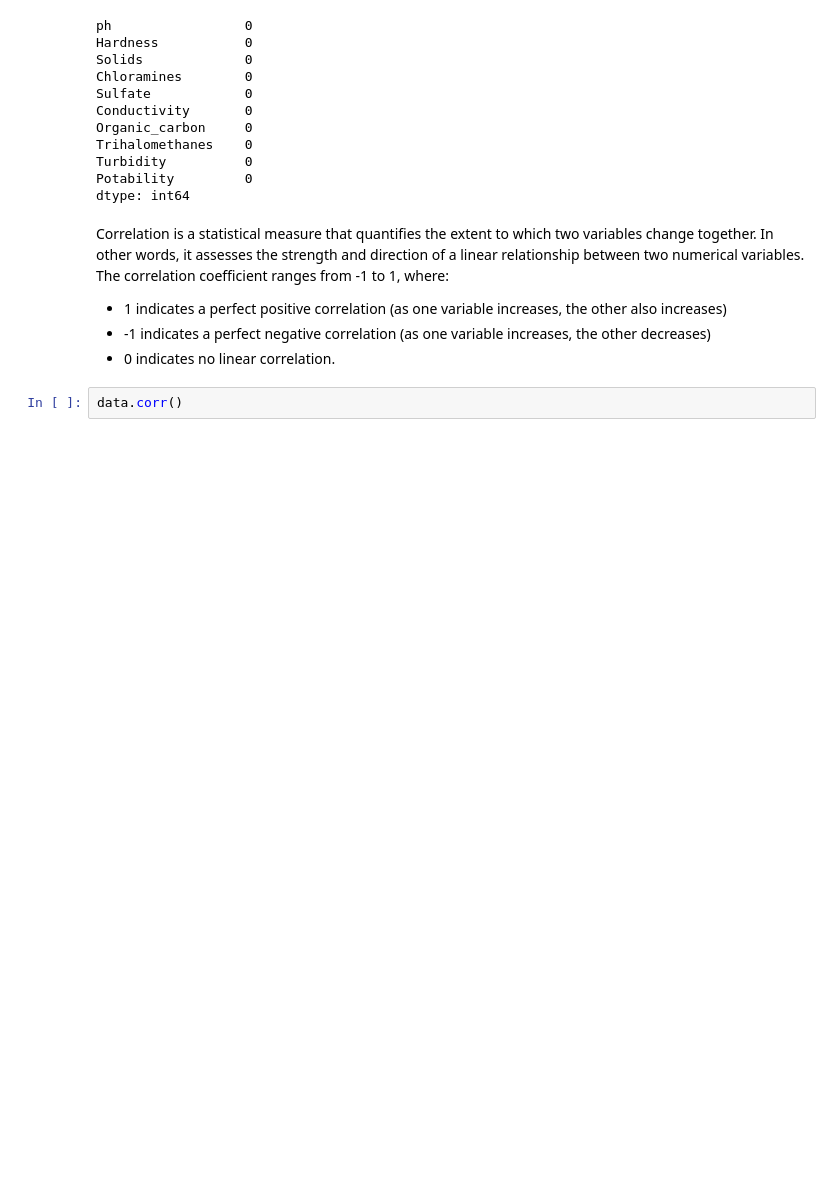
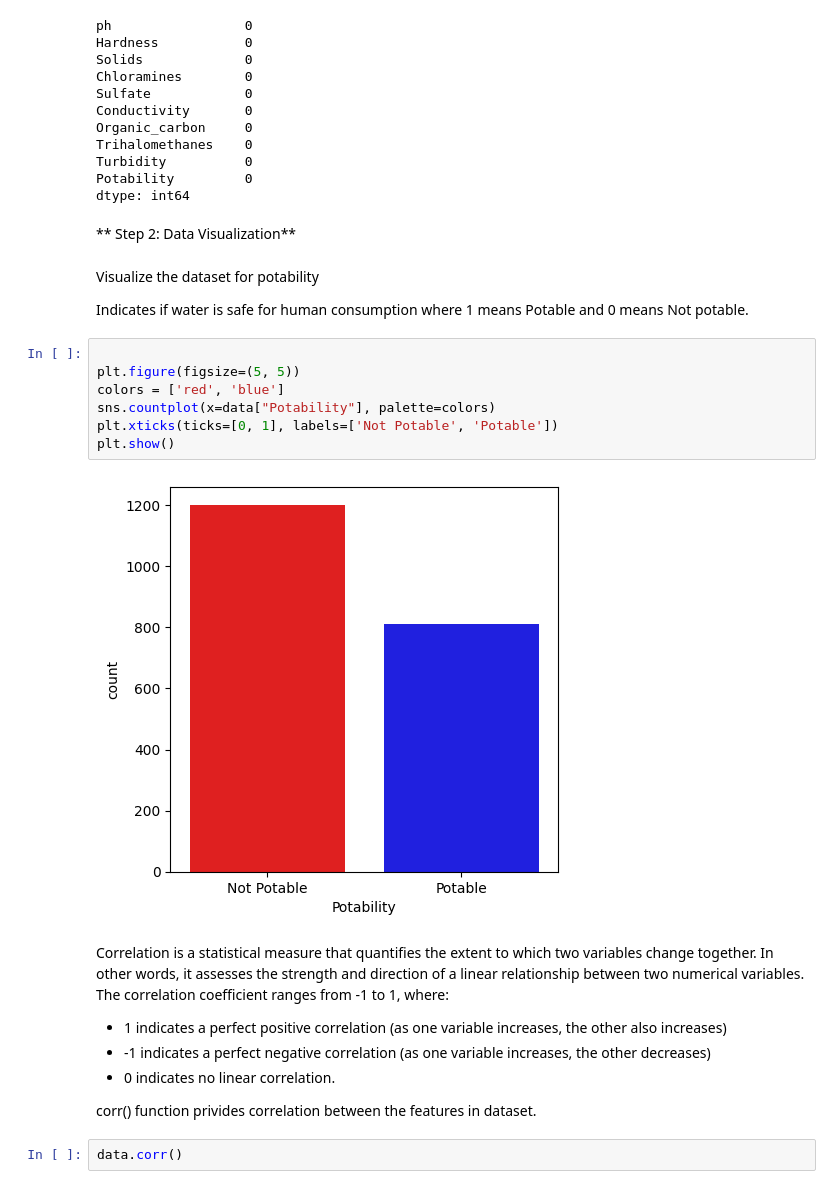
Before and after one commit to rahulbijoor/water-potability-prediction, a Jupyter notebook: water-potability-prediction.ipynb, the cells around one changed output. Cells and saved outputs as stored; diff of their text form; blank space fills up the shorter version.

Commit message:
Kaggle Notebook | Water Potability Prediction  | Version 4

```diff
--- a/water-potability-prediction.ipynb
+++ b/water-potability-prediction.ipynb
@@ -100,12 +100,29 @@ Trihalomethanes    0
 Turbidity          0
 Potability         0
 dtype: int64
+# %% [markdown]
+** Step 2: Data Visualization**
+# %% [markdown]
+Visualize the dataset for potability
+
+Indicates if water is safe for human consumption where 1 means Potable and 0 means Not potable.
+# %%
+
+plt.figure(figsize=(5, 5))
+colors = ['red', 'blue']
+sns.countplot(x=data["Potability"], palette=colors)
+plt.xticks(ticks=[0, 1], labels=['Not Potable', 'Potable'])
+plt.show()
+# %% [output]
+[figure, added]
 # %% [markdown]
 Correlation is a statistical measure that quantifies the extent to which two variables change together. In other words, it assesses the strength and direction of a linear relationship between two numerical variables. The correlation coefficient ranges from -1 to 1, where:
 
 * 1 indicates a perfect positive correlation (as one variable increases, the other also increases)
 * -1 indicates a perfect negative correlation (as one variable increases, the other decreases)
 * 0 indicates no linear correlation.
+
+corr() function privides correlation between the features in dataset.
 # %%
 data.corr()
 # %% [output]
```
